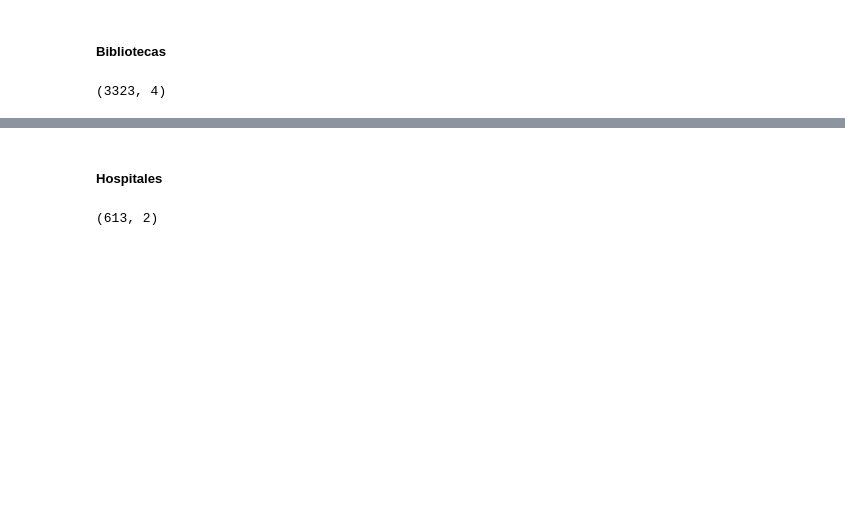
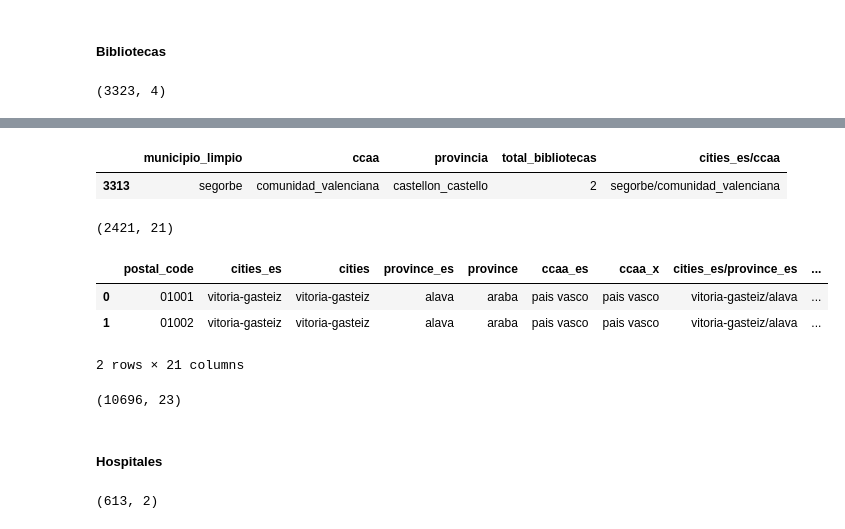
Before and after one commit to patcalsi/Exodus_urbano, a Jupyter notebook: data/patri/union_ficheros.ipynb, the cells around one changed output, grey strips where cells are left out. Drawn from its saved outputs; the diff is of its cells as text; code cells hidden in the pictures; blank space fills up the shorter version.

```diff
--- a/data/patri/union_ficheros.ipynb
+++ b/data/patri/union_ficheros.ipynb
@@ -66,0 +96,20 @@ bibliotecas.head()
+# %%
+bibliotecas['cities_es/ccaa'] = bibliotecas['municipio_limpio']+"/"+bibliotecas['ccaa']
+# %%
+bibliotecas[bibliotecas['municipio_limpio']=='segorbe']
+# %% [output]
+|  | municipio_limpio | ccaa | provincia | total_bibliotecas | cities_es/ccaa |
+| 3313 | segorbe | comunidad_valenciana | castellon_castello | 2 | segorbe/comunidad_valenciana |
+# %%
+union = pd.merge(maestro_municipios, bibliotecas, left_on='cities_es/ccaa_es', right_on='cities_es/ccaa', how='left')
+# %%
+union[~union['total_bibliotecas'].isnull()].shape
+# %% [output]
+(2421, 21)
+# %%
+union.head(2)
+# %% [output]
+|  | postal_code | cities_es | cities | province_es | province | ccaa_es | ccaa_x | cities_es/province_es | ... |
+| 0 | 01001 | vitoria-gasteiz | vitoria-gasteiz | alava | araba | pais vasco | pais vasco | vitoria-gasteiz/alava | ... |
+| 1 | 01002 | vitoria-gasteiz | vitoria-gasteiz | alava | araba | pais vasco | pais vasco | vitoria-gasteiz/alava | ... |
+2 rows × 21 columns
@@ -67,3 +118,7 @@ bibliotecas.head()
+# %%
+union.shape
+# %% [output]
+(10696, 23)
 # %% [markdown]
 ##### Hospitales
 # %%
```
Also changed, not shown: parts of 77 cells of this notebook.
